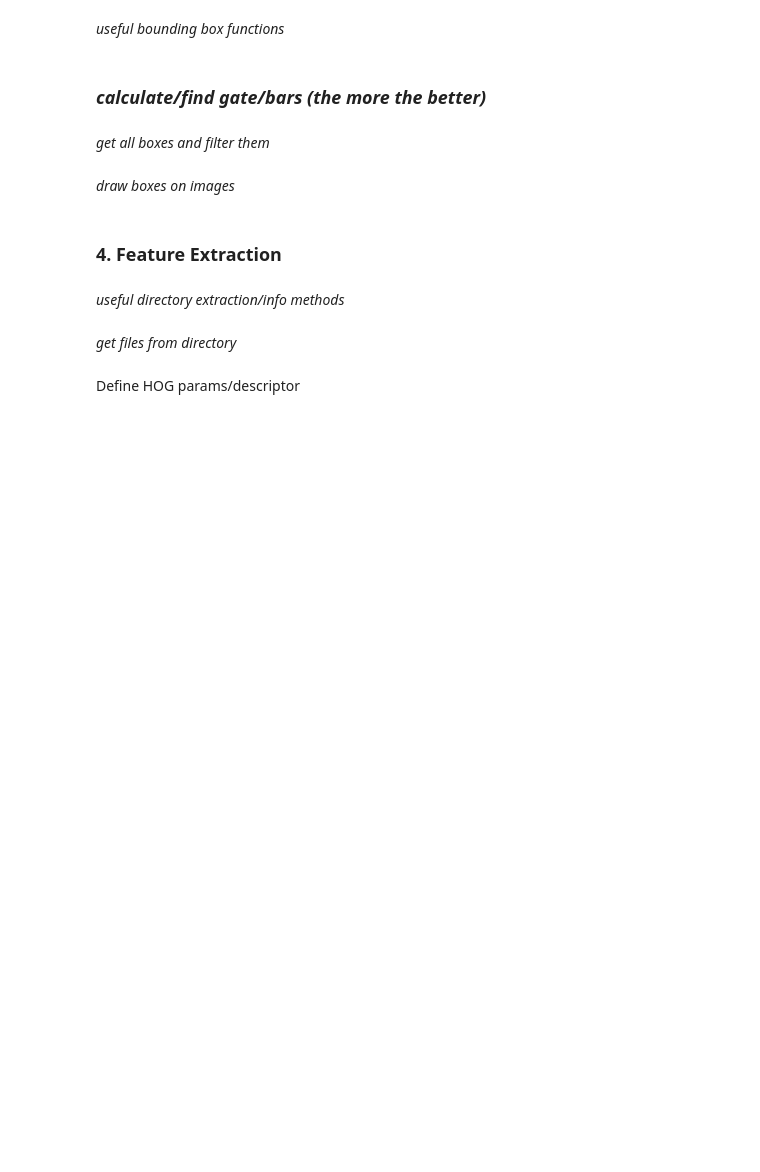
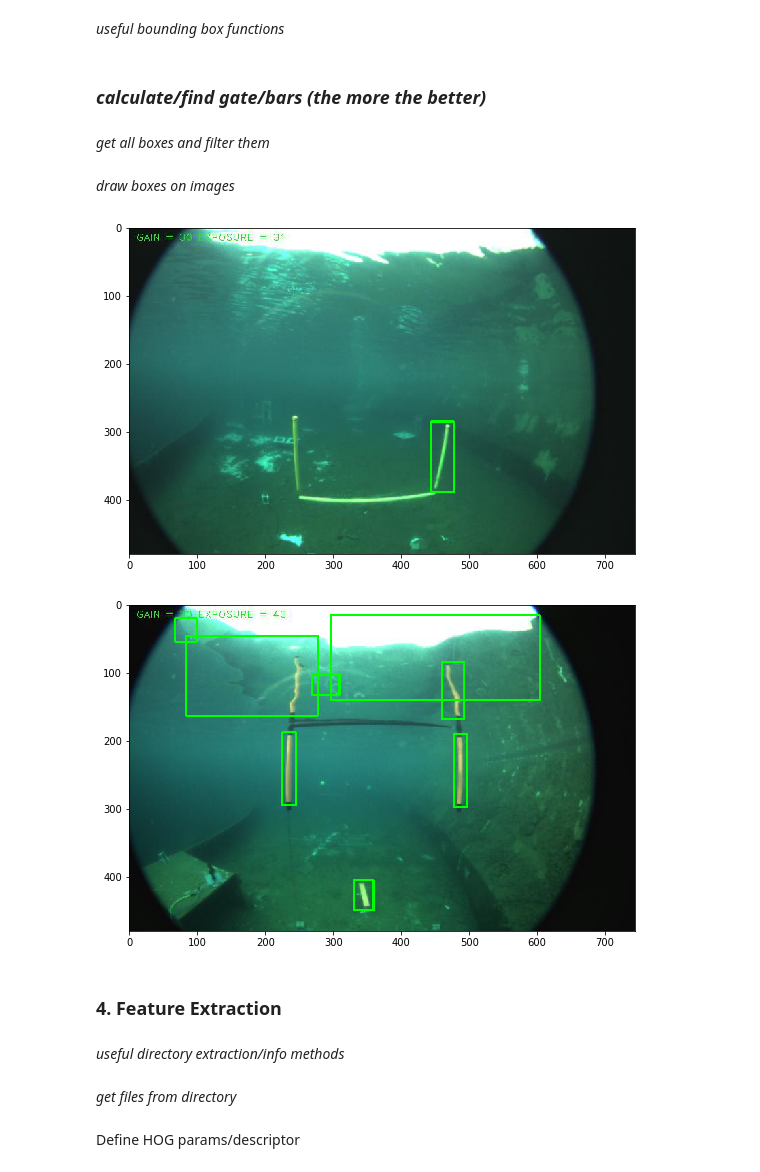
Before and after one commit to dannypadilla/gate-detection, a Jupyter notebook: jupyter/gate-detection-pipeline-LESS.ipynb, the cells around one changed output. Drawn from its saved outputs; the diff is of its cells as text; code cells hidden in the pictures; blank space fills up the shorter version.

```diff
--- a/jupyter/gate-detection-pipeline-LESS.ipynb
+++ b/jupyter/gate-detection-pipeline-LESS.ipynb
@@ -186,19 +196,22 @@ img2_filter_boxes = filter_boxes(img2_all_boxes, box_filter_size)
 # %%
 ## COMMENTED OUT FOR WORK IN PT. 4 - END BELOW
 
-'''
+
 draw_rectangles(rgb1, [img1_filter_boxes[1]], 5, 5)
 draw_rectangles(rgb2, img2_filter_boxes, 5, 5)
 
 plt.figure(figsize=(10, 6) )
 plt.imshow(rgb1)
 plt.show()
 
 plt.figure(figsize=(10, 6) )
 plt.imshow(rgb2)
 plt.show()
-'''
+
 print()
+# %% [output]
+[figure, added]
+[figure, added]
 # %%
 ## Notes for 11/17/2017 meeting
 # houghtransform
```
Also changed, not shown: parts of 15 cells of this notebook, 5 other files.
